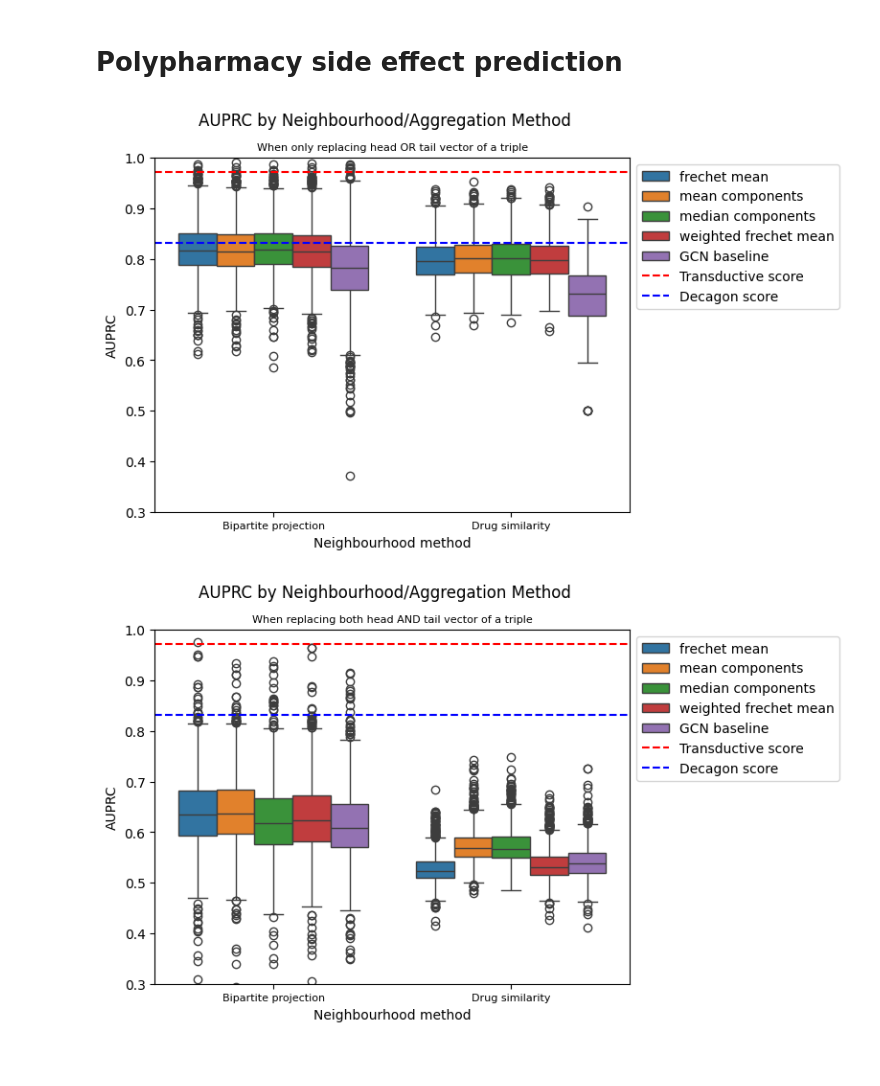
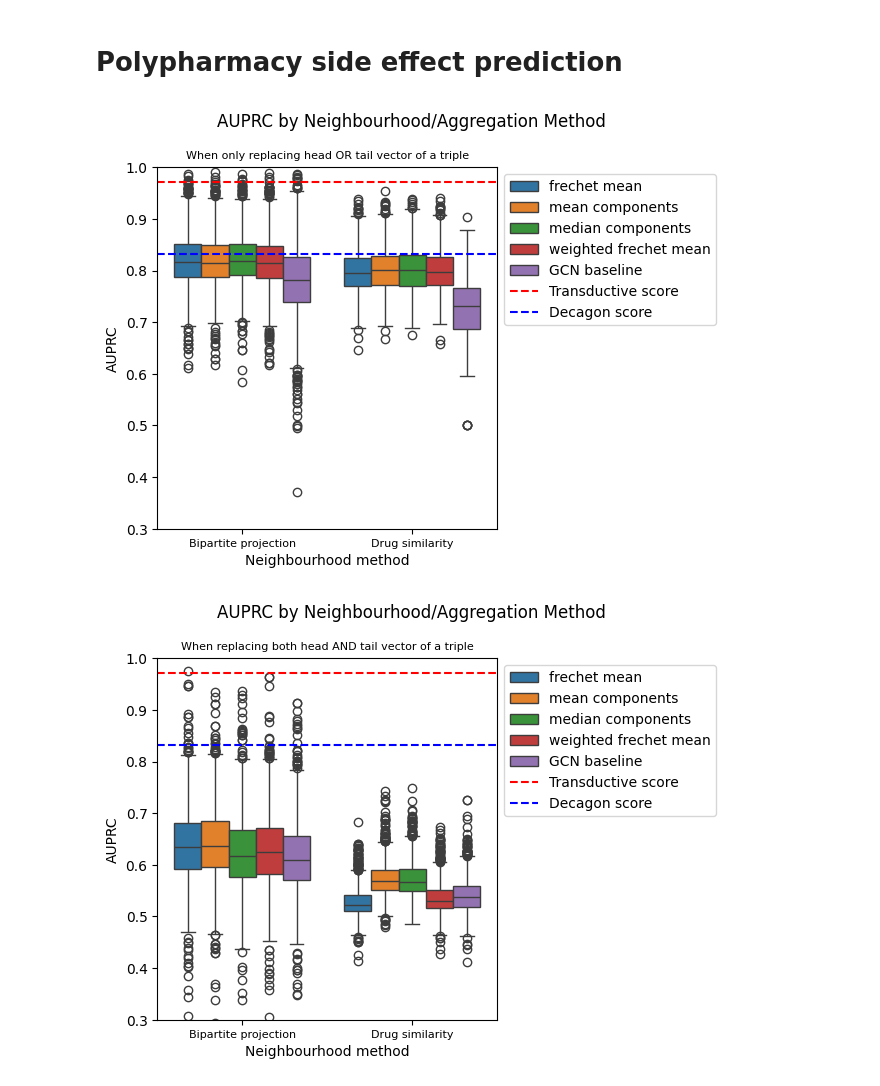
Before and after one commit to oliver-lloyd/Chapter5, a Jupyter notebook: analysis/gnn/compare_to_chap4.ipynb, the cells around one changed output. Saved outputs shown, nothing was run; the diff lists cells and outputs as text; code cells hidden in the pictures; blank space fills up the shorter version.

Commit message:
Fixed legend cutoff

```diff
--- a/analysis/gnn/compare_to_chap4.ipynb
+++ b/analysis/gnn/compare_to_chap4.ipynb
@@ -47,27 +47,28 @@ polySE_df = pd.concat([chap4_polySE, drugsim_baseline_polySE, bipartite_baseline
 # %%
 fig, ax = plt.subplots()
 x = 'neighbourhood_method'
 hue = 'vector_method'
 sns.boxplot(polySE_df.query('fake_triple_component != "both"'), x=x, y='AUPRC', hue=hue)
 plt.suptitle('AUPRC by Neighbourhood/Aggregation Method')
 
 simple_score = 0.971
 decagon_score = 0.832
 xmin=-0.5
 xmax = 1.5
 ax.hlines(simple_score, xmin=xmin, xmax=xmax, colors='red', linestyles='dashed', label='Transductive score')
 ax.hlines(decagon_score, xmin=xmin, xmax=xmax, colors='blue', linestyles='dashed', label='Decagon score')
 ax.set_xlim(xmin, xmax)
 ax.set_title('When only replacing head OR tail vector of a triple', size=8)
 x_labels = [s.get_text().capitalize() for s in ax.get_xticklabels()]
 ax.set_ylim(0.3, 1)
 ax.set_xticklabels(x_labels, size=8)
 ax.set_xlabel('Neighbourhood method')
 ax.legend(bbox_to_anchor=(1, 1))
+plt.tight_layout()
 
 fig.savefig('polySE_warm_start_vs_chap4.png')
 # %% [output]
-[figure, old version]
+[figure, new version]
 # %%
 fig, ax = plt.subplots()
 x = 'neighbourhood_method'
@@ -88,7 +89,8 @@ ax.set_ylim(0.3, 1)
 ax.set_xticklabels(x_labels, size=8)
 ax.set_xlabel('Neighbourhood method')
 ax.legend(bbox_to_anchor=(1, 1))
+plt.tight_layout()
 
 fig.savefig('polySE_cold_start_vs_chap4.png')
 # %% [output]
-[figure, old version]
+[figure, new version]
```
Also changed, not shown: 2 other files.
